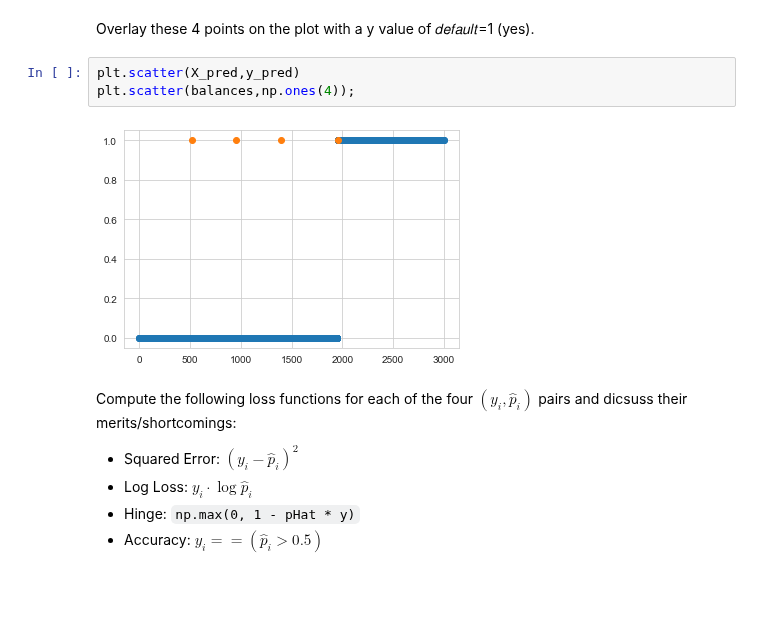
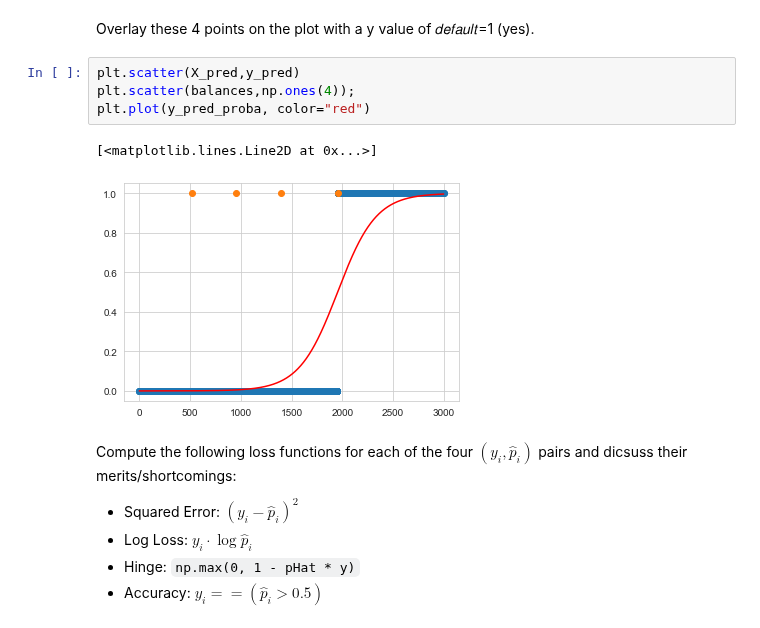
Before and after one commit to Heity94/01_DataScience_2021, a Jupyter notebook: Week_08/Homework8.ipynb, the cells around one changed output. Saved outputs shown, nothing was run; the diff lists cells and outputs as text; blank space fills up the shorter version.

```diff
--- a/Week_08/Homework8.ipynb
+++ b/Week_08/Homework8.ipynb
@@ -123,8 +123,10 @@ Overlay these 4 points on the plot with a y value of  𝑑𝑒𝑓𝑎𝑢𝑙
 # %%
 plt.scatter(X_pred,y_pred)
 plt.scatter(balances,np.ones(4));
+plt.plot(y_pred_proba, color="red")
 # %% [output]
+[<matplotlib.lines.Line2D at 0x...>]
-[figure, old version]
+[figure, new version]
 # %% [markdown]
 Compute the following loss functions for each of the four $(y_i, \hat{p}_i)$ pairs and dicsuss their merits/shortcomings:
 * Squared Error: $(y_i - \hat{p}_i)^2$
```
Also changed, not shown: parts of 5 cells of this notebook, 3 other files.
